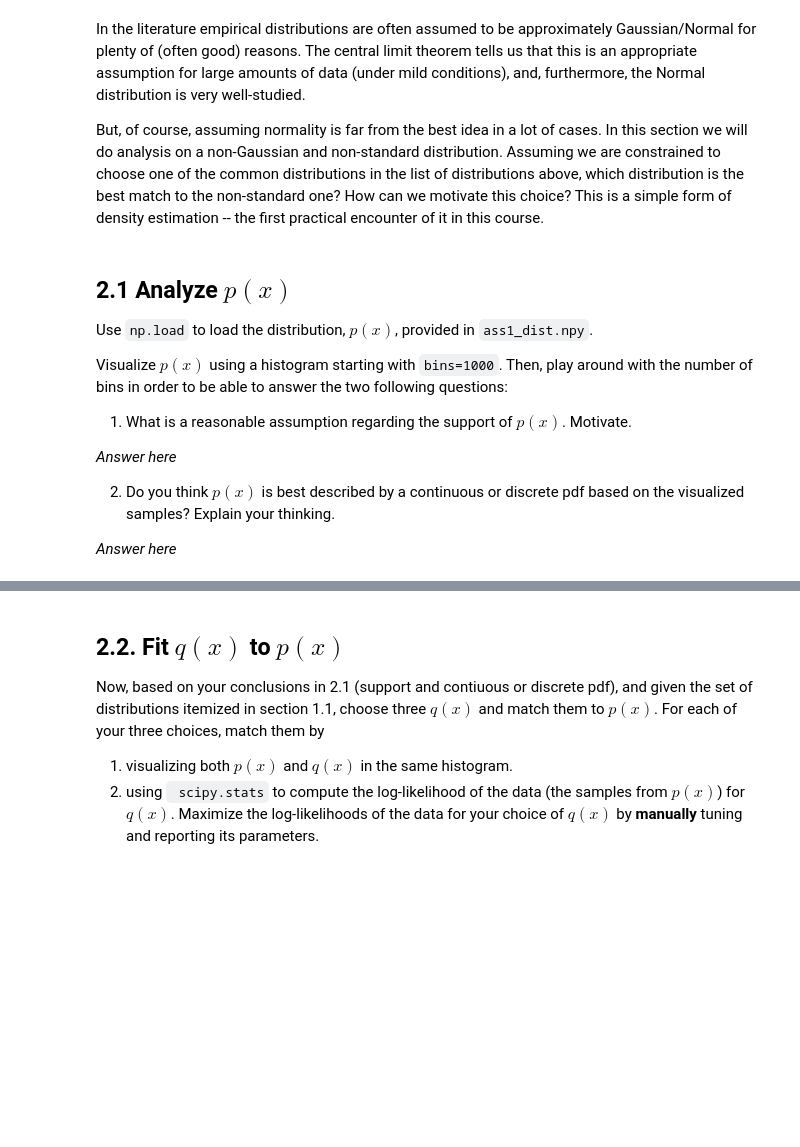
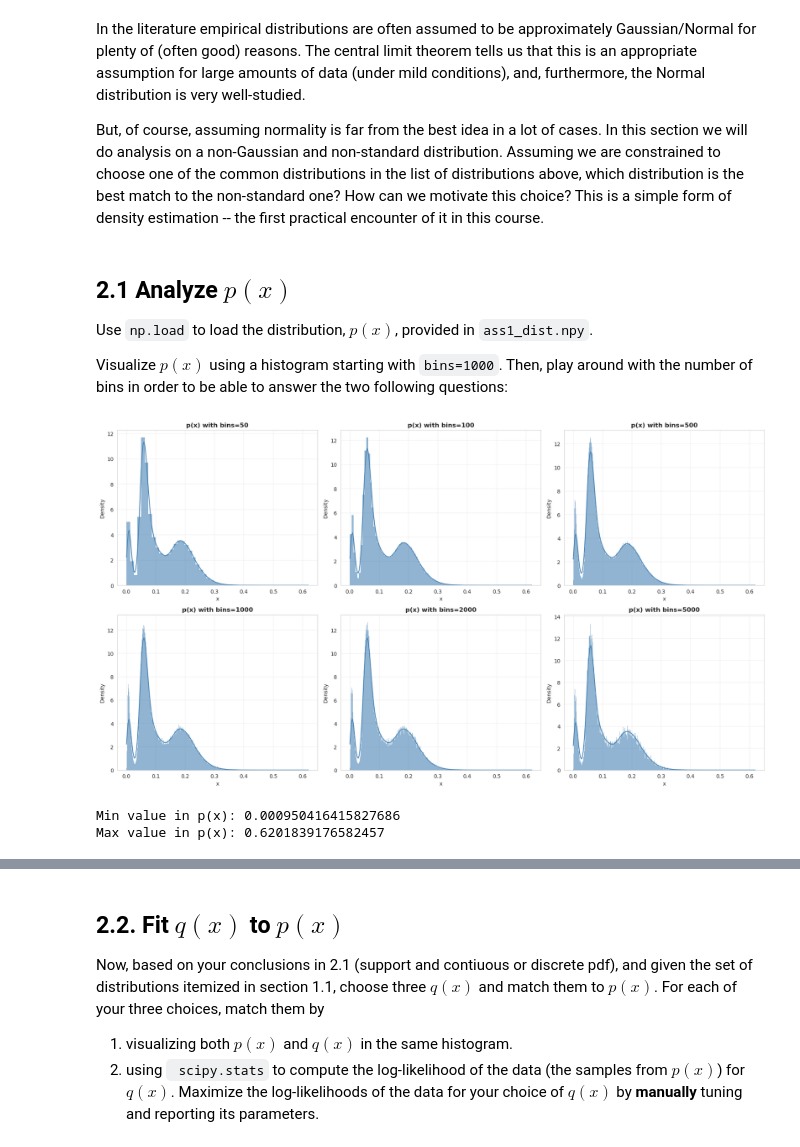
Before and after one commit to DuarteSJ/kth-statistical-methods, a Jupyter notebook: assignment1/assignment1.ipynb, the cells around one changed output, grey strips where cells are left out. Saved outputs shown, nothing was run; the diff lists cells and outputs as text; code cells hidden in the pictures; blank space fills up the shorter version.

```diff
--- a/assignment1/assignment1.ipynb
+++ b/assignment1/assignment1.ipynb
@@ -426,11 +501,31 @@ But, of course, assuming normality is far from the best idea in a lot of cases.
 Use `np.load` to load the distribution, $p(x)$, provided in `ass1_dist.npy`.
 
 Visualize $p(x)$ using a histogram starting with `bins=1000`. Then, play around with the number of bins in order to be able to answer the two following questions:
-
-1.   What is a reasonable assumption regarding the support of $p(x)$. Motivate.
-
-*Answer here*
-
-2.   Do you think $p(x)$ is best described by a continuous or discrete pdf based on the visualized samples? Explain your thinking.
-
-*Answer here*
+# %%
+# Load the distribution
+p_samples = np.load('ass1_dist.npy')
+
+# Explore with different bin sizes
+fig, axes = plt.subplots(2, 3, figsize=(18, 10))
+axes = axes.flatten()
+
+bin_sizes = [50, 100, 500, 1000, 2000, 5000]
+
+for idx, bins in enumerate(bin_sizes):
+    sns.histplot(p_samples, bins=bins, stat='density', kde=True,
+                 ax=axes[idx], color='steelblue', edgecolor='none', alpha=0.6)
+    axes[idx].set_title(f'p(x) with bins={bins}', fontsize=12, fontweight='bold')
+    axes[idx].set_xlabel('x', fontsize=10)
+    axes[idx].set_ylabel('Density', fontsize=10)
+    axes[idx].grid(True, alpha=0.3)
+
+plt.tight_layout()
+plt.show()
+
+# print the biggest and smallest value in p_samples
+print(f"Min value in p(x): {np.min(p_samples)}")
+print(f"Max value in p(x): {np.max(p_samples)}")
+# %% [output]
+[figure, added]
+Min value in p(x): 0.000950416415827686
+Max value in p(x): 0.6201839176582457
```
Also changed, not shown: parts of 16 cells of this notebook.
